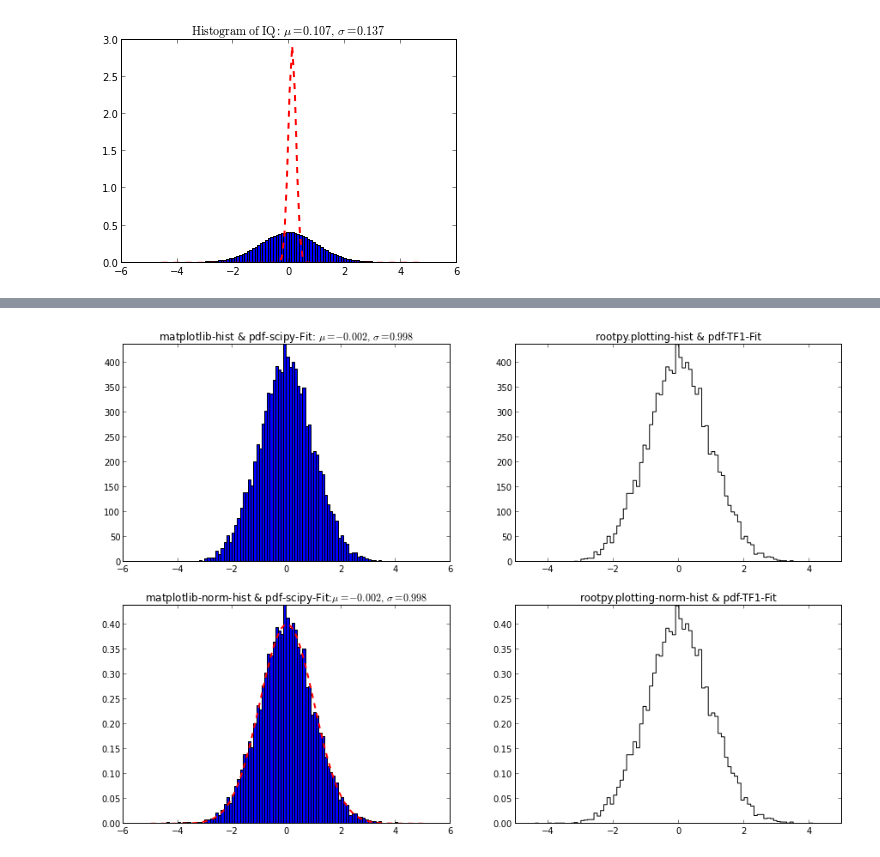
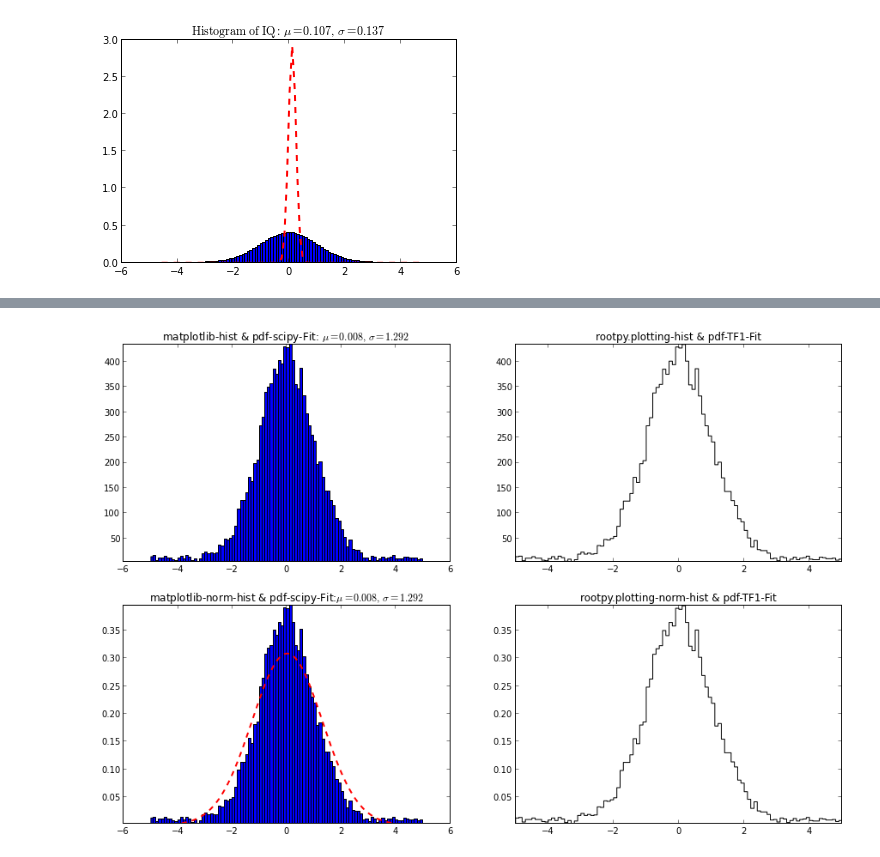
Before and after one commit to arjun-trivedi/ana2pi, a Jupyter notebook: scripts/python/nb-UseCase-Fitting.ipynb, the cells around one changed output, grey strips where cells are left out. Cells and saved outputs as stored; diff of their text form; code cells hidden in the pictures.

```diff
--- a/scripts/python/nb-UseCase-Fitting.ipynb
+++ b/scripts/python/nb-UseCase-Fitting.ipynb
@@ -71,7 +71,7 @@ Test Plotting and Fitting a norm-hist to norm-pdf using
 
 where norm implies that each bin is so normalized such that the
 histogram bin contents reflect the pdf at the bin-center:
-    + bincontent=bincontent/(n*binw); where n = Total Entries
+    * bincontent=bincontent/(n*binw); where n = Total Entries
         + This is directly implemented with matplotlib.hist.normed=True
         + For rootpy histogram, I have to manually scale the histogram by (1/(n*binw))
 """
@@ -107,37 +107,40 @@ CHEIGHT=300
 
 
 x=np.random.normal(0,1,NSAMPLES)
+b=np.random.uniform(XMIN,XMAX,1000)
+#t=x
+t=np.concatenate((x,b))
 
 # Plot matplotlib-hist & pdf-scipy-Fit
 plt.figure(figsize=(15,10))
 ax1=plt.subplot(221)
 ax1.set_title("matplotlib-hist & pdf-scipy-Fit")
-n1,bins1,patches1=ax1.hist(x,NBINS,range=(XMIN,XMAX))#,normed=True)
+n1,bins1,patches1=ax1.hist(t,NBINS,range=(XMIN,XMAX))#,normed=True)
 ax1.set_ylim(min(n1),max(n1))
-(mu1,sigma1) = norm.fit(x)
+(mu1,sigma1) = norm.fit(t)
 y1 = mlab.normpdf(bins1,mu1,sigma1)
 plt.plot(bins1,y1,'r--',linewidth=2)
 plt.title('matplotlib-hist & pdf-scipy-Fit: $\mu=%.3f,\ \sigma=%.3f$' %(mu1, sigma1))
 
 # Plot rootpy.plotting-hist & pdf-TF1-Fit
 h=Hist(NBINS,XMIN,XMAX)
-h.fill_array(x)
+h.fill_array(t)
 ax2=plt.subplot(222)
 ax2.set_title("rootpy.plotting-hist & pdf-TF1-Fit")
 n2,bins2,patches2=rplt.hist(h,ax2)
 ax2.set_ylim(h.GetMinimum(),h.GetMaximum())
 c2=ROOT.TCanvas("c2","rootpy.plotting-hist & pdf-TF1-Fit",CWIDTH,CHEIGHT)
 fgauss_pdf.SetParameters(0,1)
-h.Fit("fgauss_pdf")
+h.Fit("fgauss_pdf","L")
 #h.Fit("gaus")
 h.Draw()
 
 # Plot matplotlib-norm-hist & pdf-scipy-Fit.
 ax3=plt.subplot(223)
 ax3.set_title("matplotlib-norm-hist & pdf-scipy-Fit")
-n3,bins3,patches3=ax3.hist(x,NBINS,range=(XMIN,XMAX),normed=True)
+n3,bins3,patches3=ax3.hist(t,NBINS,range=(XMIN,XMAX),normed=True)
 ax3.set_ylim(min(n3),max(n3))
-(mu3,sigma3) = norm.fit(x)
+(mu3,sigma3) = norm.fit(t)
 y3 = mlab.normpdf(bins3,mu3,sigma3)
 plt.plot(bins3,y3,'r--',linewidth=2)
 plt.title('matplotlib-norm-hist & pdf-scipy-Fit:$\mu=%.3f,\ \sigma=%.3f$' %(mu3, sigma3))
@@ -152,9 +155,14 @@ n4,bins4,patches4=rplt.hist(h,ax4)
 ax4.set_ylim(h.GetMinimum(),h.GetMaximum())
 c4=ROOT.TCanvas("c4","rootpy.plotting-norm-hist & pdf-TF1-Fit",CWIDTH,CHEIGHT)
 fgauss_pdf.SetParameters(0,1)
-h.Fit("fgauss_pdf")
-h.Fit("gaus")
+h.Fit("fgauss_pdf","L")
 h.Draw()
+h.Fit("gaus","0+")
+f=h.GetFunction("gaus")
+f.SetLineColor(ROOT.gROOT.ProcessLine("kGreen"))
+f.Draw("same")
+c4.Update()
+
 
 plt.show()
 # %% [output]
@@ -162 +171 @@ WARNING:ROOT.Fit] Abnormal termination of minimization.
-[figure, old version]
+[figure, new version]
```
Also changed, not shown: parts of 2 cells of this notebook.
